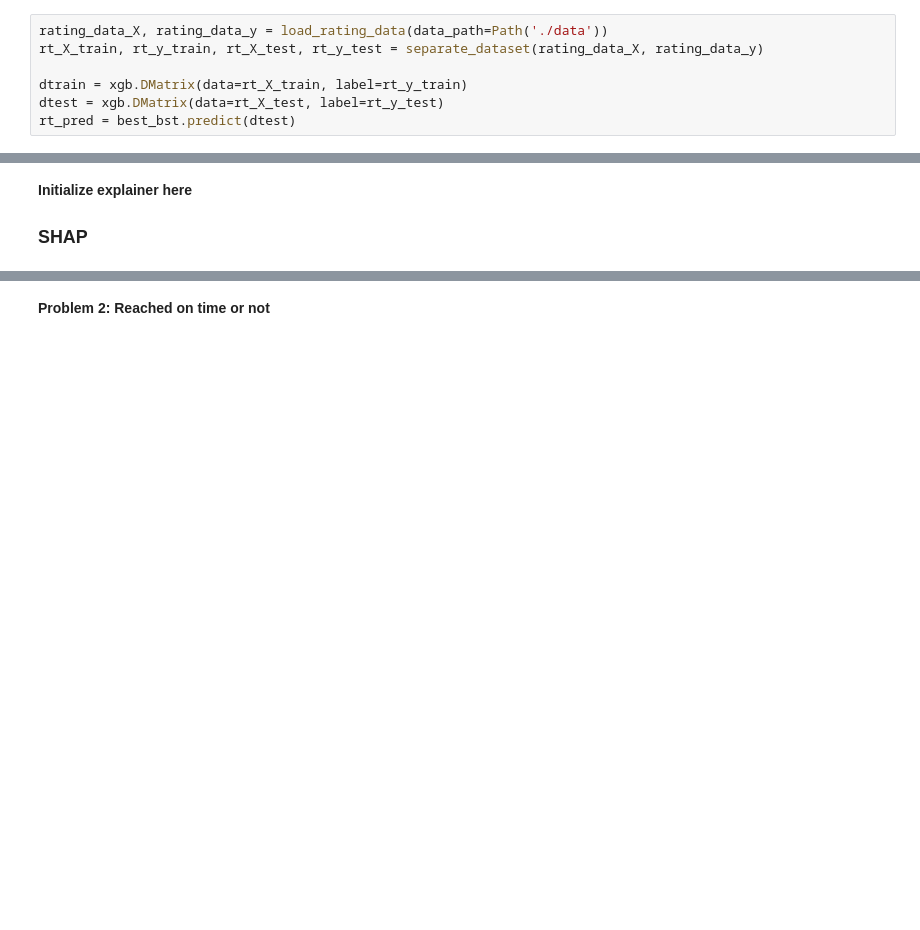
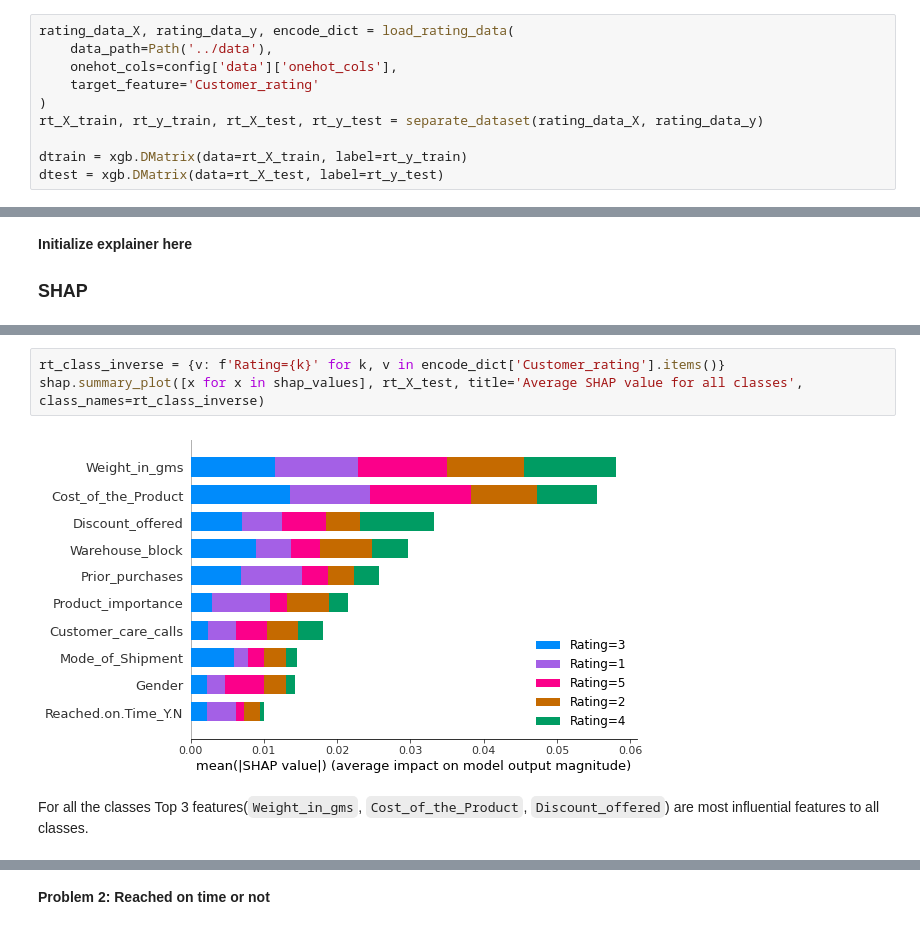
Before and after one commit to simonjisu/XAI2022Spring, a Jupyter notebook: notebooks/xai_assignment-student.ipynb, the cells around one changed output, grey strips where cells are left out. Saved outputs shown, nothing was run; the diff lists cells and outputs as text; blank space fills up the shorter version.

```diff
--- a/notebooks/xai_assignment-student.ipynb
+++ b/notebooks/xai_assignment-student.ipynb
@@ -361,7 +309,10 @@ Best model total accuracy: 0.2191
 # %%
-rating_data_X, rating_data_y = load_rating_data(data_path=Path('./data'))
+rating_data_X, rating_data_y, encode_dict = load_rating_data(
+    data_path=Path('../data'),
+    onehot_cols=config['data']['onehot_cols'],
+    target_feature='Customer_rating'
+)
 rt_X_train, rt_y_train, rt_X_test, rt_y_test = separate_dataset(rating_data_X, rating_data_y)
 
 dtrain = xgb.DMatrix(data=rt_X_train, label=rt_y_train)
 dtest = xgb.DMatrix(data=rt_X_test, label=rt_y_test)
-rt_pred = best_bst.predict(dtest)
@@ -407,0 +378,7 @@ shap_values[0].shape
+# %%
+rt_class_inverse = {v: f'Rating={k}' for k, v in encode_dict['Customer_rating'].items()}
+shap.summary_plot([x for x in shap_values], rt_X_test, title='Average SHAP value for all classes', class_names=rt_class_inverse)
+# %% [output]
+[figure, added]
+# %% [markdown]
+For all the classes Top 3 features(`Weight_in_gms`, `Cost_of_the_Product`, `Discount_offered`) are most influential features to all classes.
```
Also changed, not shown: parts of 42 cells of this notebook.
